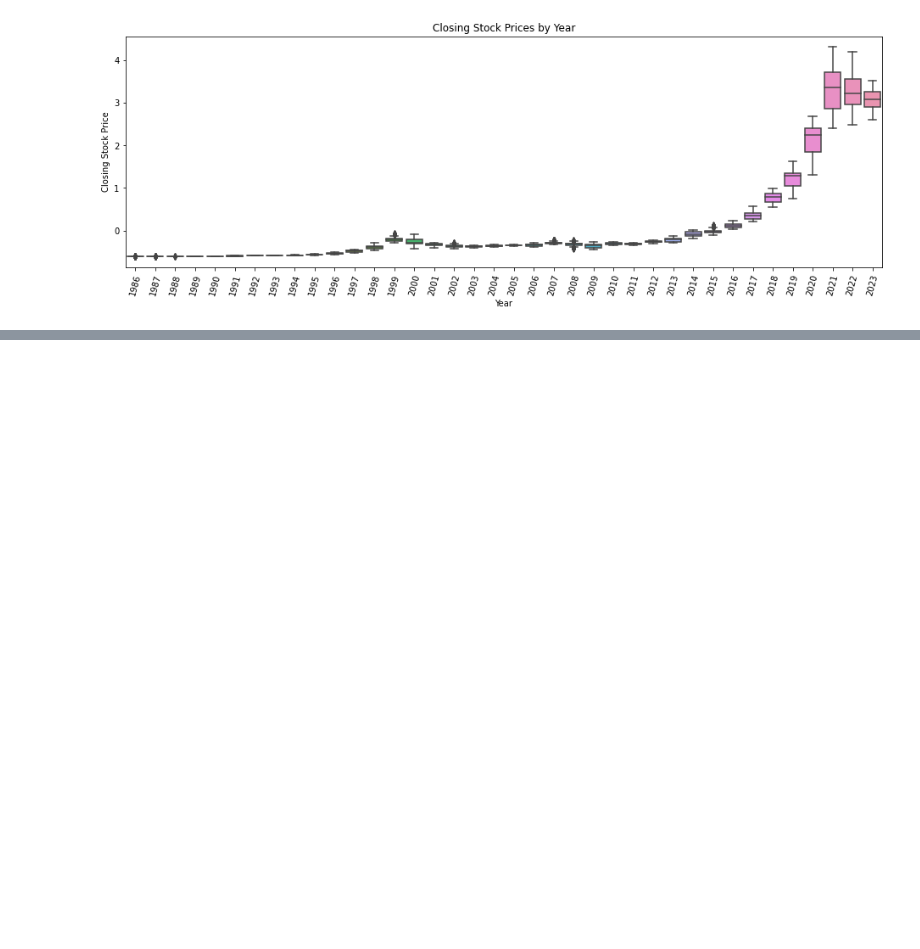
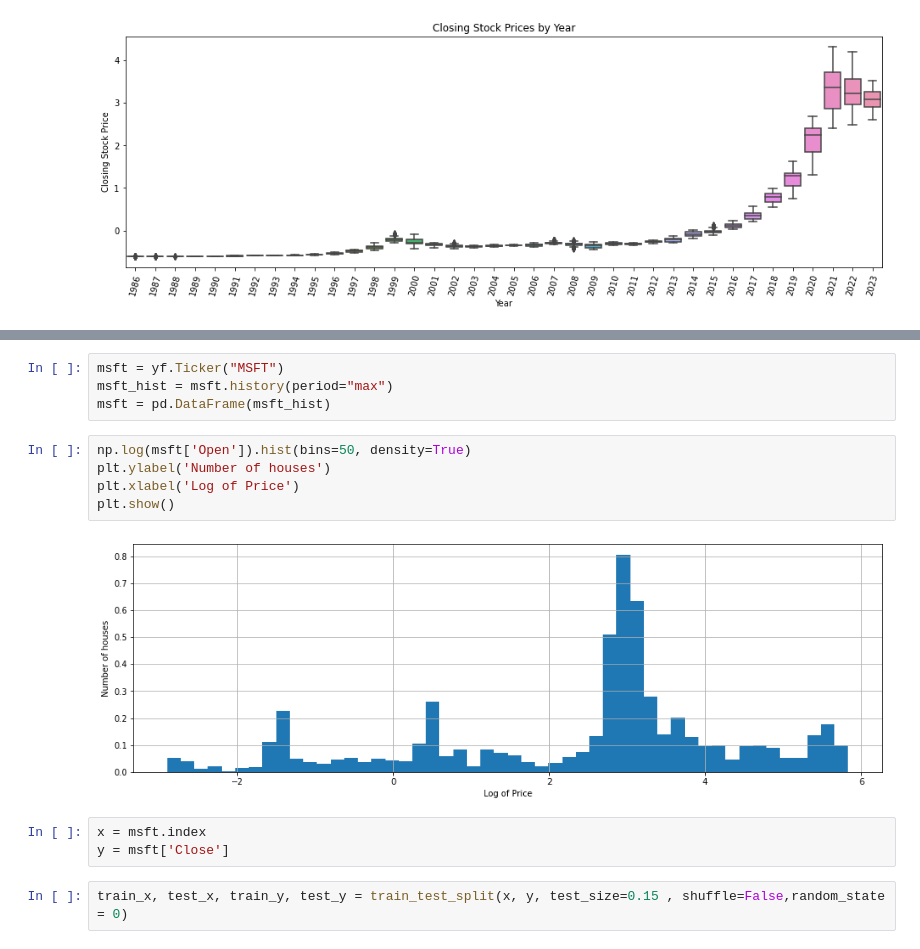
Before and after one commit to yeva-190/Stock_price_prediction, a Jupyter notebook: stocks.ipynb, the cells around one changed output, grey strips where cells are left out. Cells and saved outputs as stored; diff of their text form; blank space fills up the shorter version.

```diff
--- a/stocks.ipynb
+++ b/stocks.ipynb
@@ -106,0 +123,16 @@ plt.show()
+# %%
+msft = yf.Ticker("MSFT")
+msft_hist = msft.history(period="max")
+msft = pd.DataFrame(msft_hist)
+# %%
+np.log(msft['Open']).hist(bins=50, density=True)
+plt.ylabel('Number of houses')
+plt.xlabel('Log of Price')
+plt.show()
+# %% [output]
+[figure, added]
+# %%
+x = msft.index
+y = msft['Close']
+# %%
+train_x, test_x, train_y, test_y = train_test_split(x, y, test_size=0.15 , shuffle=False,random_state = 0)
```
Also changed, not shown: parts of 2 cells of this notebook.
